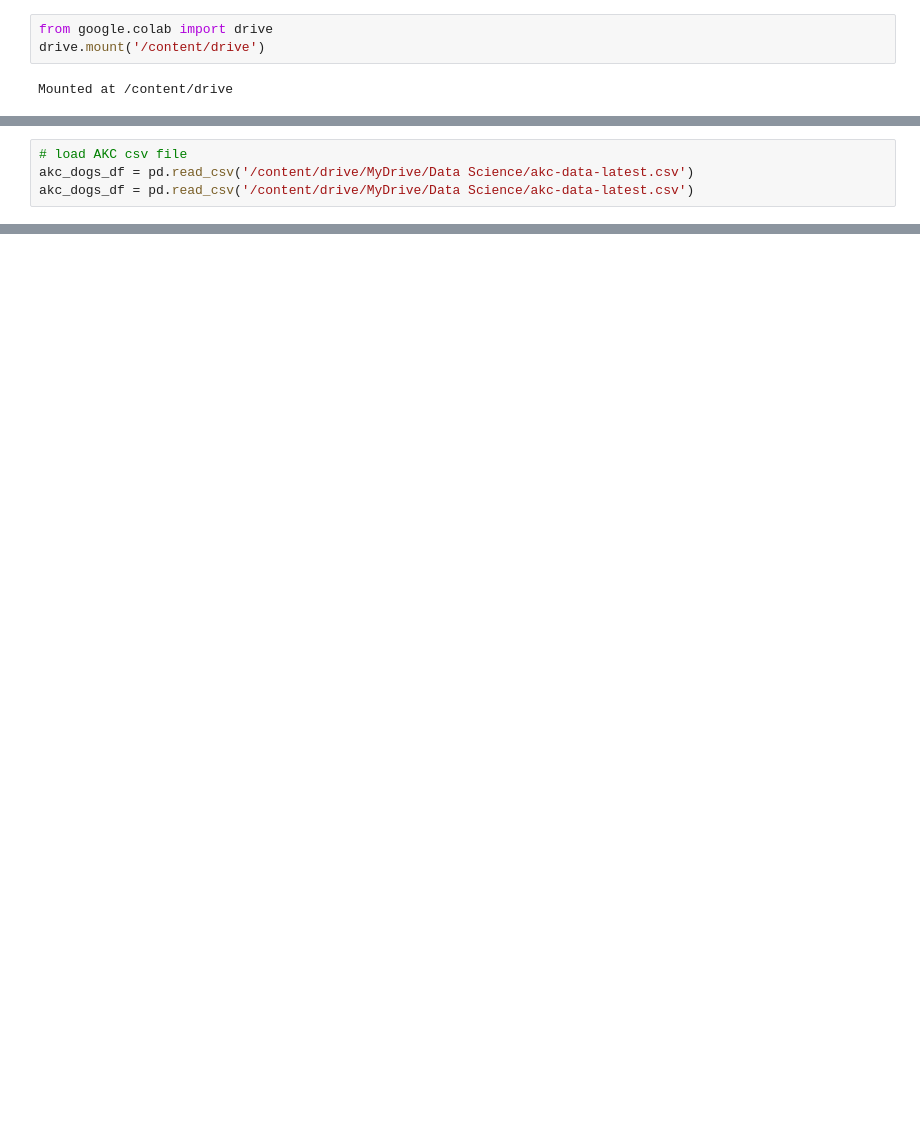
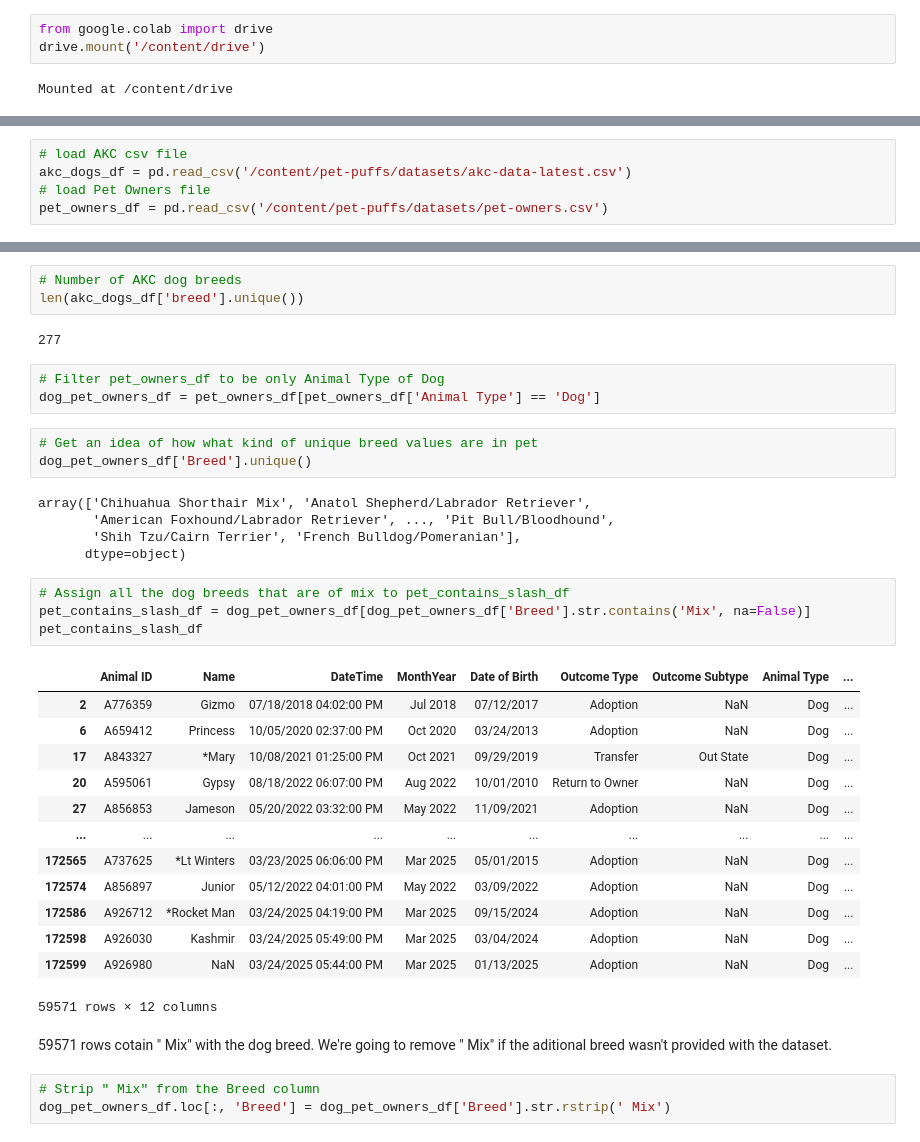
Before and after one commit to Decabra/doggy-delights, a Jupyter notebook: akc_data_cleaning.ipynb, the cells around one changed output, grey strips where cells are left out. Cells and saved outputs as stored; diff of their text form; blank space fills up the shorter version.

```diff
--- a/akc_data_cleaning.ipynb
+++ b/akc_data_cleaning.ipynb
@@ -18,4 +55,5 @@ Mounted at /content/drive
 # %%
 # load AKC csv file
-akc_dogs_df = pd.read_csv('/content/drive/MyDrive/Data Science/akc-data-latest.csv')
-akc_dogs_df = pd.read_csv('/content/drive/MyDrive/Data Science/akc-data-latest.csv')
+akc_dogs_df = pd.read_csv('/content/pet-puffs/datasets/akc-data-latest.csv')
+# load Pet Owners file
+pet_owners_df = pd.read_csv('/content/pet-puffs/datasets/pet-owners.csv')
@@ -38,0 +242,39 @@ maxAkcValues
+# %%
+# Number of AKC dog breeds
+len(akc_dogs_df['breed'].unique())
+# %% [output]
+277
+# %%
+# Filter pet_owners_df to be only Animal Type of Dog
+dog_pet_owners_df = pet_owners_df[pet_owners_df['Animal Type'] == 'Dog']
+# %%
+# Get an idea of how what kind of unique breed values are in pet
+dog_pet_owners_df['Breed'].unique()
+# %% [output]
+array(['Chihuahua Shorthair Mix', 'Anatol Shepherd/Labrador Retriever',
+       'American Foxhound/Labrador Retriever', ..., 'Pit Bull/Bloodhound',
+       'Shih Tzu/Cairn Terrier', 'French Bulldog/Pomeranian'],
+      dtype=object)
+# %%
+# Assign all the dog breeds that are of mix to pet_contains_slash_df
+pet_contains_slash_df = dog_pet_owners_df[dog_pet_owners_df['Breed'].str.contains('Mix', na=False)]
+pet_contains_slash_df
+# %% [output]
+|  | Animal ID | Name | DateTime | MonthYear | Date of Birth | Outcome Type | Outcome Subtype | Animal Type | ... |
+| 2 | A776359 | Gizmo | 07/18/2018 04:02:00 PM | Jul 2018 | 07/12/2017 | Adoption | NaN | Dog | ... |
+| 6 | A659412 | Princess | 10/05/2020 02:37:00 PM | Oct 2020 | 03/24/2013 | Adoption | NaN | Dog | ... |
+| 17 | A843327 | *Mary | 10/08/2021 01:25:00 PM | Oct 2021 | 09/29/2019 | Transfer | Out State | Dog | ... |
+| 20 | A595061 | Gypsy | 08/18/2022 06:07:00 PM | Aug 2022 | 10/01/2010 | Return to Owner | NaN | Dog | ... |
+| 27 | A856853 | Jameson | 05/20/2022 03:32:00 PM | May 2022 | 11/09/2021 | Adoption | NaN | Dog | ... |
+| ... | ... | ... | ... | ... | ... | ... | ... | ... | ... |
+| 172565 | A737625 | *Lt Winters | 03/23/2025 06:06:00 PM | Mar 2025 | 05/01/2015 | Adoption | NaN | Dog | ... |
+| 172574 | A856897 | Junior | 05/12/2022 04:01:00 PM | May 2022 | 03/09/2022 | Adoption | NaN | Dog | ... |
+| 172586 | A926712 | *Rocket Man | 03/24/2025 04:19:00 PM | Mar 2025 | 09/15/2024 | Adoption | NaN | Dog | ... |
+| 172598 | A926030 | Kashmir | 03/24/2025 05:49:00 PM | Mar 2025 | 03/04/2024 | Adoption | NaN | Dog | ... |
+| 172599 | A926980 | NaN | 03/24/2025 05:44:00 PM | Mar 2025 | 01/13/2025 | Adoption | NaN | Dog | ... |
+59571 rows × 12 columns
+# %% [markdown]
+59571 rows cotain " Mix" with the dog breed. We're going to remove " Mix" if the aditional breed wasn't provided with the dataset.
+# %%
+# Strip " Mix" from the Breed column
+dog_pet_owners_df.loc[:, 'Breed'] = dog_pet_owners_df['Breed'].str.rstrip(' Mix')
```
Also changed, not shown: parts of 54 cells of this notebook, 7 other files.
